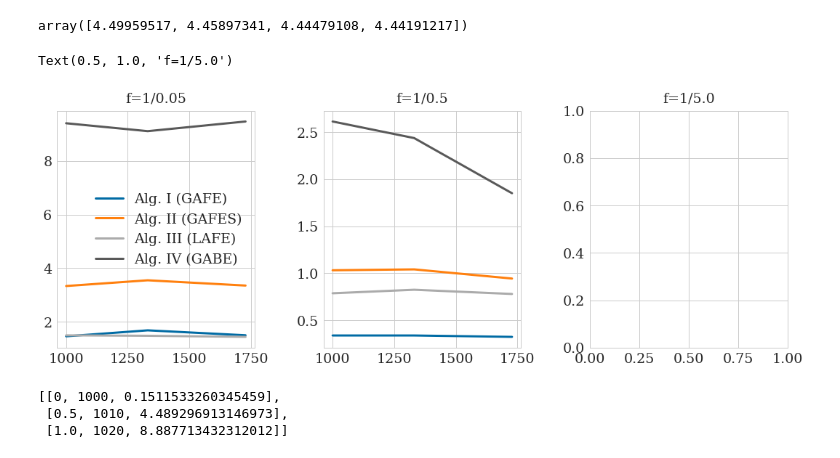
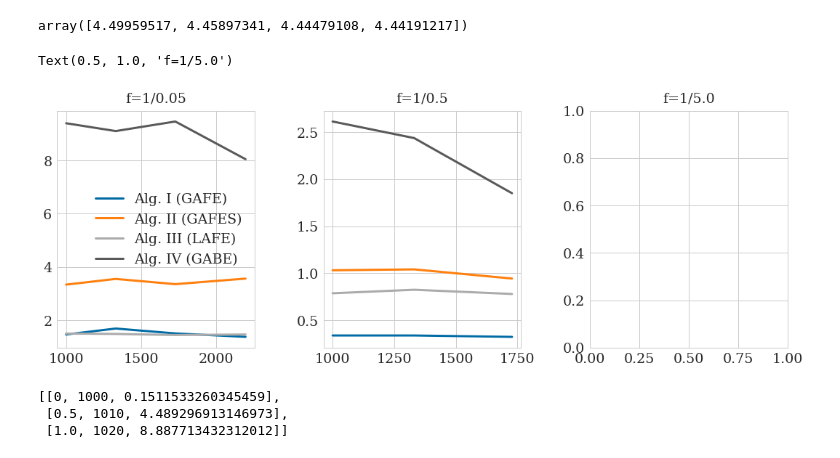
Before and after one commit to somathias/cbmos, a Jupyter notebook: experiments/exp-draft_linear_tissue_growth.ipynb, the cells around one changed output. Drawn from its saved outputs; the diff is of its cells as text; code cells hidden in the pictures.

Commit message:
Update plots

```diff
--- a/experiments/exp-draft_linear_tissue_growth.ipynb
+++ b/experiments/exp-draft_linear_tissue_growth.ipynb
@@ -117,35 +122,43 @@ for alg in algorithms:
         with open('data/20220506_lin_growth_v2_'+str(size)+'_0.05_fixed_dt.json', 'r') as f:
             wall_times_fixed_dt = np.mean(np.array(json.load(f)['counts'])[:, 0, 2])
 
     #with open('data_from_cluster/20220428_benchmark_size_10_eps0.005_m14s17_'+alg+'.json', 'r') as f:
         with open('data/20220506_lin_growth_v2_'+str(size)+'_0.05_'+alg+'.json', 'r') as f:
             wall_times = np.mean(np.array(json.load(f)['counts'])[:, 0, 2])
             relative_wall_times.append(wall_times/wall_times_fixed_dt)
+    for size in [13]:
+        with open('data/20220506_rackham_'+str(size)+'_0.05_fixed_dt.json', 'r') as f:
+            wall_times_fixed_dt = np.mean(np.array(json.load(f)['counts'])[:, 0, 2])
 
-    ax1.plot([10**3, 11**3, 12**3], relative_wall_times, label=labels[alg])
+    #with open('data_from_cluster/20220428_benchmark_size_10_eps0.005_m14s17_'+alg+'.json', 'r') as f:
+        with open('data/20220506_rackham_'+str(size)+'_0.05_'+alg+'.json', 'r') as f:
+            wall_times = np.mean(np.array(json.load(f)['counts'])[:, 0, 2])
+            relative_wall_times.append(wall_times/wall_times_fixed_dt)
+
+    ax1.plot([10**3, 11**3, 12**3, 13**3], relative_wall_times, label=labels[alg])
 
 ## axis 2
 for alg in algorithms:
     relative_wall_times = []
     for size in [10, 11, 12]:
         with open('data/20220506_lin_growth_'+str(size)+'_0.5_fixed_dt.json', 'r') as f:
             wall_times_fixed_dt = np.array(json.load(f)['counts'])[:,2]
 
     #with open('data_from_cluster/20220428_benchmark_size_10_eps0.005_m14s17_'+alg+'.json', 'r') as f:
         with open('data/20220506_lin_growth_'+str(size)+'_0.5_'+alg+'.json', 'r') as f:
             wall_times = np.array(json.load(f)['counts'])[:,2]
             relative_wall_times.append(np.mean(wall_times[1:]/wall_times_fixed_dt[1:]))
 
     ax2.plot([10**3, 11**3, 12**3], relative_wall_times, label=labels[alg])
 
 ax1.legend()
 
 ax1.set_title('f=1/0.05')
 ax2.set_title('f=1/0.5')
 ax3.set_title('f=1/5.0')
 # %% [output]
 Text(0.5, 1.0, 'f=1/5.0')
-[figure, old version]
+[figure, new version]
 # %%
 data_005 = {}
 for alg in algorithms:
```
Also changed, not shown: parts of 1 cell of this notebook, 1 other file.
